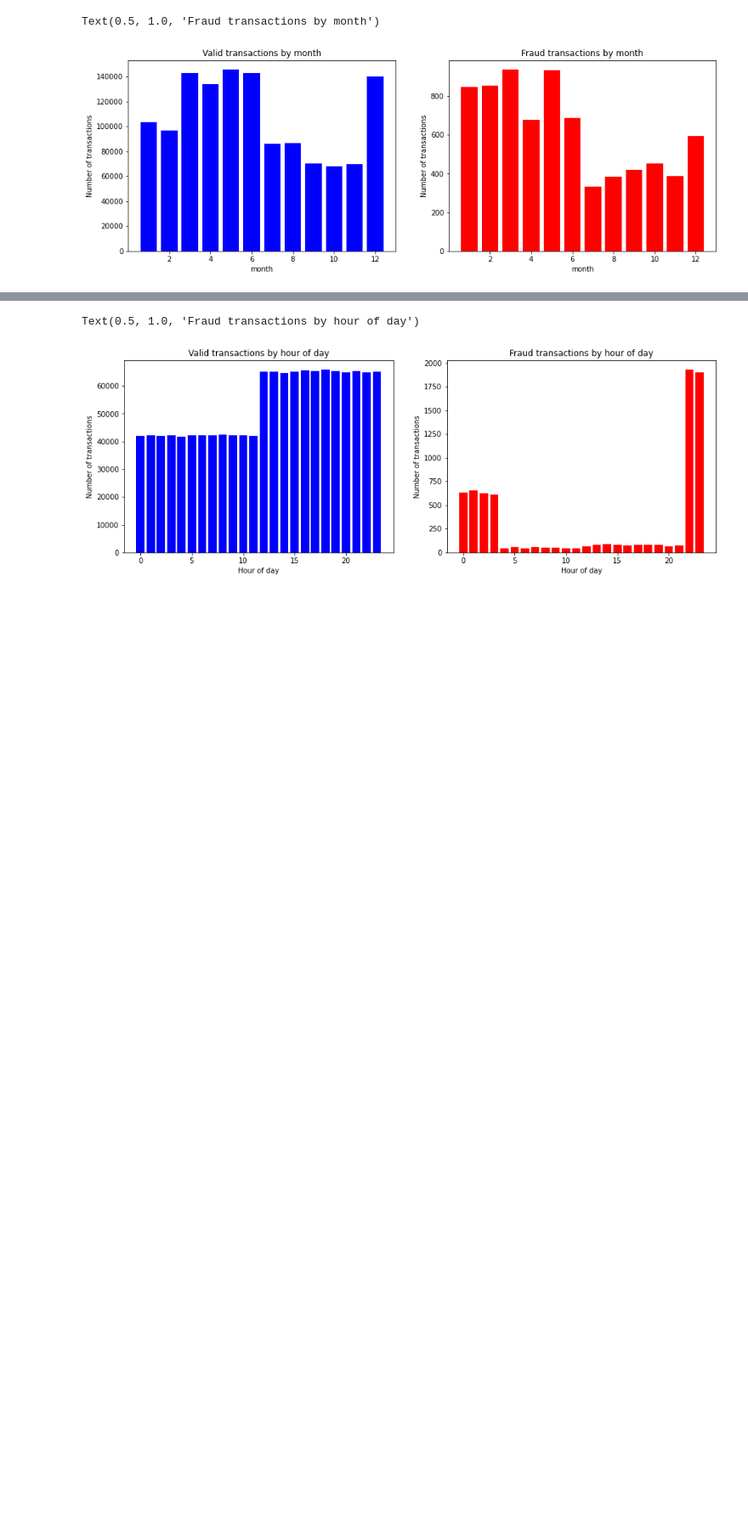
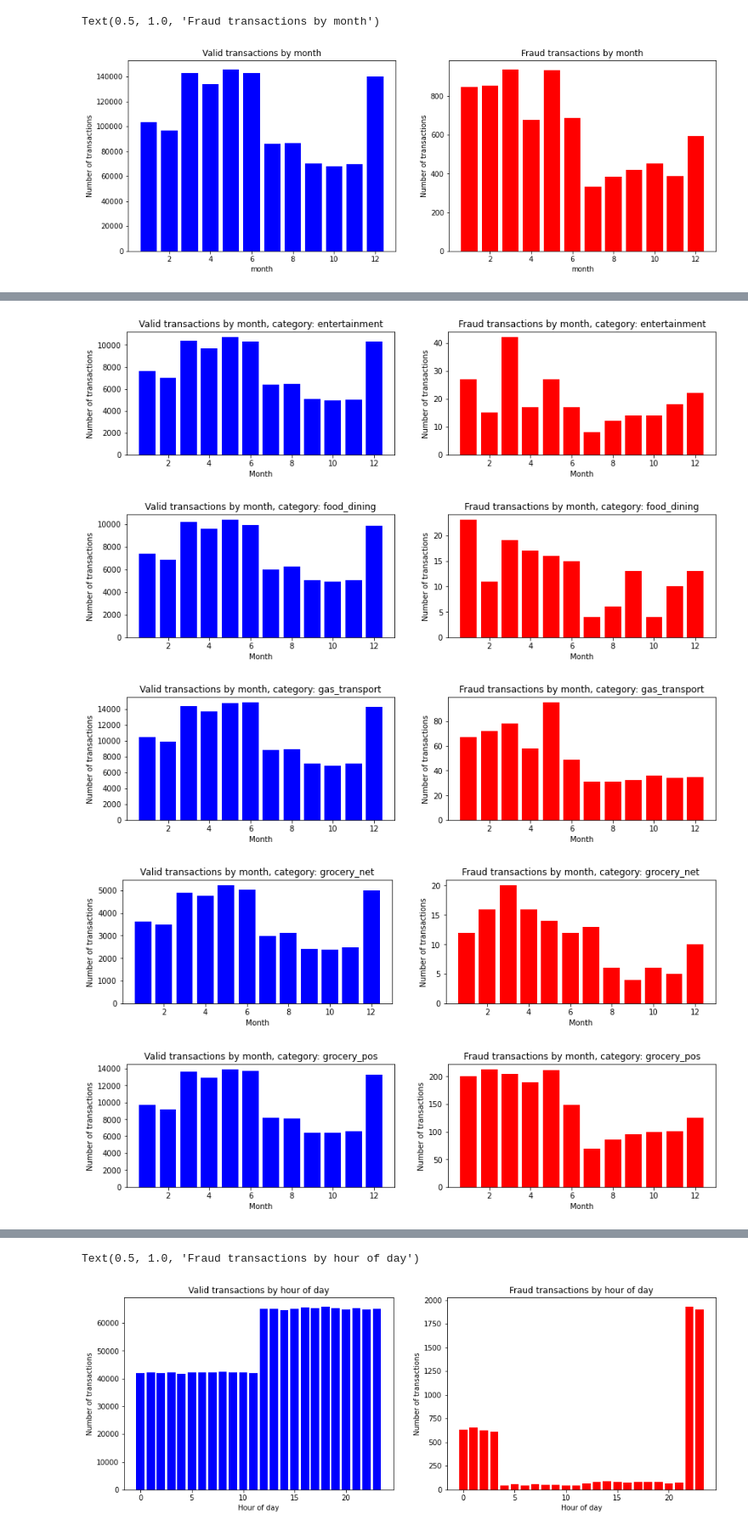
Before and after one commit to cchung106/Capstone-Two, a Jupyter notebook: Notebooks/02_EDA.ipynb, the cells around one changed output, grey strips where cells are left out. Shown at 85% size. Cells and saved outputs as stored; diff of their text form; code cells hidden in the pictures; blank space fills up the shorter version.

```diff
--- a/Notebooks/02_EDA.ipynb
+++ b/Notebooks/02_EDA.ipynb
@@ -480,0 +706,42 @@ Month could be a possible predictor of fraud transactions.
+# %%
+# create a function that will graph bar subplots
+
+def month_subplots_cat(category):
+    """Creates subplots for valid transactions and fraud transactions with transaction category as input"""
+    valid_month_count = cc_data_valid[cc_data_valid['category']==category].groupby('month').count()
+    fraud_month_count = cc_data_fraud[cc_data_fraud['category']==category].groupby('month').count()
+
+    fig, ax = plt.subplots(1, 2, figsize = (14, 3))
+
+    ax[0].bar(valid_month_count.index, valid_month_count['trans_date_trans_time'], color = 'blue')
+    ax[1].bar(fraud_month_count.index, fraud_month_count['trans_date_trans_time'], color = 'red')
+
+    ax[0].set_xlabel('Month')
+    ax[0].set_ylabel('Number of transactions')
+    ax[0].set_title('Valid transactions by month, category: {}'.format(category))
+
+    ax[1].set_xlabel('Month')
+    ax[1].set_ylabel('Number of transactions')
+    ax[1].set_title('Fraud transactions by month, category: {}'.format(category))
+
+    plt.show()
+# %%
+month_subplots_cat('entertainment')
+month_subplots_cat('food_dining')
+month_subplots_cat('gas_transport')
+month_subplots_cat('grocery_net')
+month_subplots_cat('grocery_pos')
+month_subplots_cat('health_fitness')
+month_subplots_cat('home')
+month_subplots_cat('kids_pets')
+month_subplots_cat('misc_net')
+month_subplots_cat('misc_pos')
+month_subplots_cat('personal_care')
+month_subplots_cat('shopping_net')
+month_subplots_cat('travel')
+# %% [output]
+[figure, added]
+[figure, added]
+[figure, added]
+[figure, added]
+[figure, added]
```
Also changed, not shown: parts of 28 cells of this notebook.
